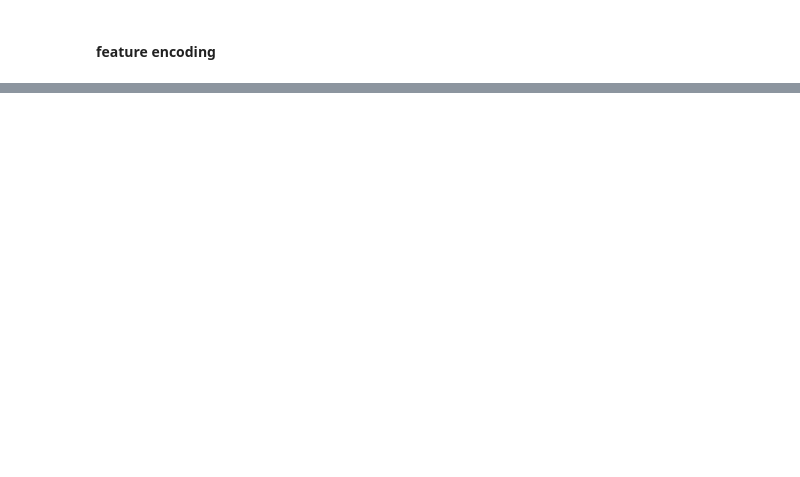
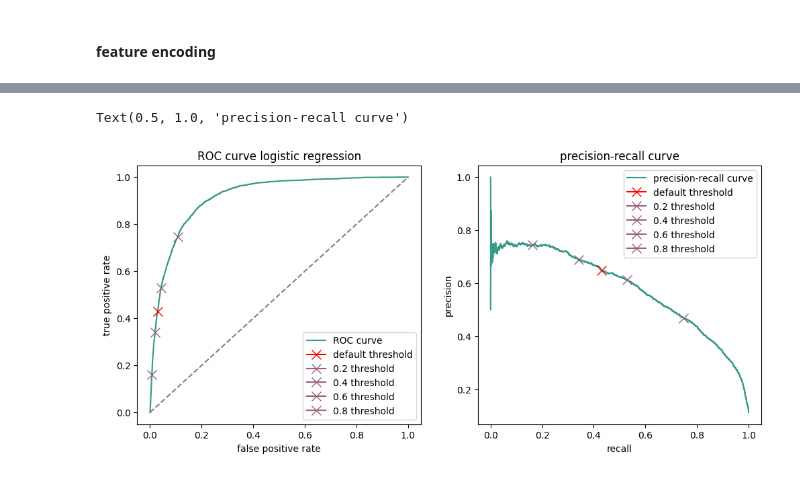
Before and after one commit to scardenasc22/STDS-at3, a Jupyter notebook: classification_model.ipynb, the cells around one changed output, grey strips where cells are left out. Saved outputs shown, nothing was run; the diff lists cells and outputs as text; code cells hidden in the pictures; blank space fills up the shorter version.

```diff
--- a/classification_model.ipynb
+++ b/classification_model.ipynb
@@ -328,0 +489,62 @@ memory usage: 9.4 MB
+# %%
+thresholds = np.arange(0.2, 1, 0.2).tolist()
+train_prob = lr.predict(x_train)
+pred_in_thresholds = {k: 0 for k in thresholds}
+
+for t in range(len(pred_in_thresholds.keys())):
+    temp_pred = (train_prob > thresholds[t]).astype('int64')
+    pred_in_thresholds[thresholds[t]] = temp_pred
+
+pred_in_thresholds = pd.DataFrame(pred_in_thresholds)
+
+
+fpr, tpr, threshold = roc_curve(y_train, train_prob) # roc curve results
+precision, recall, _ = precision_recall_curve(y_train, train_prob, pos_label = 1)
+
+fig, axis = plt.subplots(1, 2, figsize = (12, 5))
+axis[0].plot(fpr, tpr, color = '#379A8B', label = 'ROC curve') # roc curve
+axis[0].plot([0, 1], [0, 1], color = 'grey', linestyle = '--') # diagonal line
+axis[0].plot(fpr_score(y_train, train_pred, neg_label = 0, pos_label = 1),
+          recall_score(y_train, train_pred),
+          marker = 'x',
+          markersize = 10,
+          color = 'red',
+          label = 'default threshold') # marker for certain prediction
+
+axis[0].set_ylabel('true positive rate') # same as recall score
+axis[0].set_xlabel('false positive rate')
+axis[0].set_title('ROC curve logistic regression')
+
+axis[1].plot(recall, precision, color = '#379A8B', label = 'precision-recall curve')
+axis[1].plot(recall_score(y_train, train_pred),
+          precision_score(y_train, train_pred),
+          marker = 'x',
+          markersize = 10,
+          color = 'red',
+          label = 'default threshold')
+
+for t in pred_in_thresholds.columns:
+    axis[0].plot(
+        fpr_score(y_train, pred_in_thresholds[t], neg_label = 0, pos_label = 1),
+        recall_score(y_train, pred_in_thresholds[t]),
+        marker = 'x',
+        markersize = 10,
+        color = '#9A607F',
+        label = str(round(t,1)) + ' threshold'
+    )
+    axis[1].plot(
+        recall_score(y_train, pred_in_thresholds[t]),
+        precision_score(y_train, pred_in_thresholds[t]),
+        marker = 'x',
+        markersize = 10,
+        color = '#9A607F',
+        label = str(round(t,1)) + ' threshold'
+    )
+axis[0].legend()
+axis[1].legend()
+axis[1].set_ylabel('precision')
+axis[1].set_xlabel('recall')
+axis[1].set_title('precision-recall curve')
+# %% [output]
+Text(0.5, 1.0, 'precision-recall curve')
+[figure, added]
```
Also changed, not shown: parts of 20 cells of this notebook, 1 other file.
